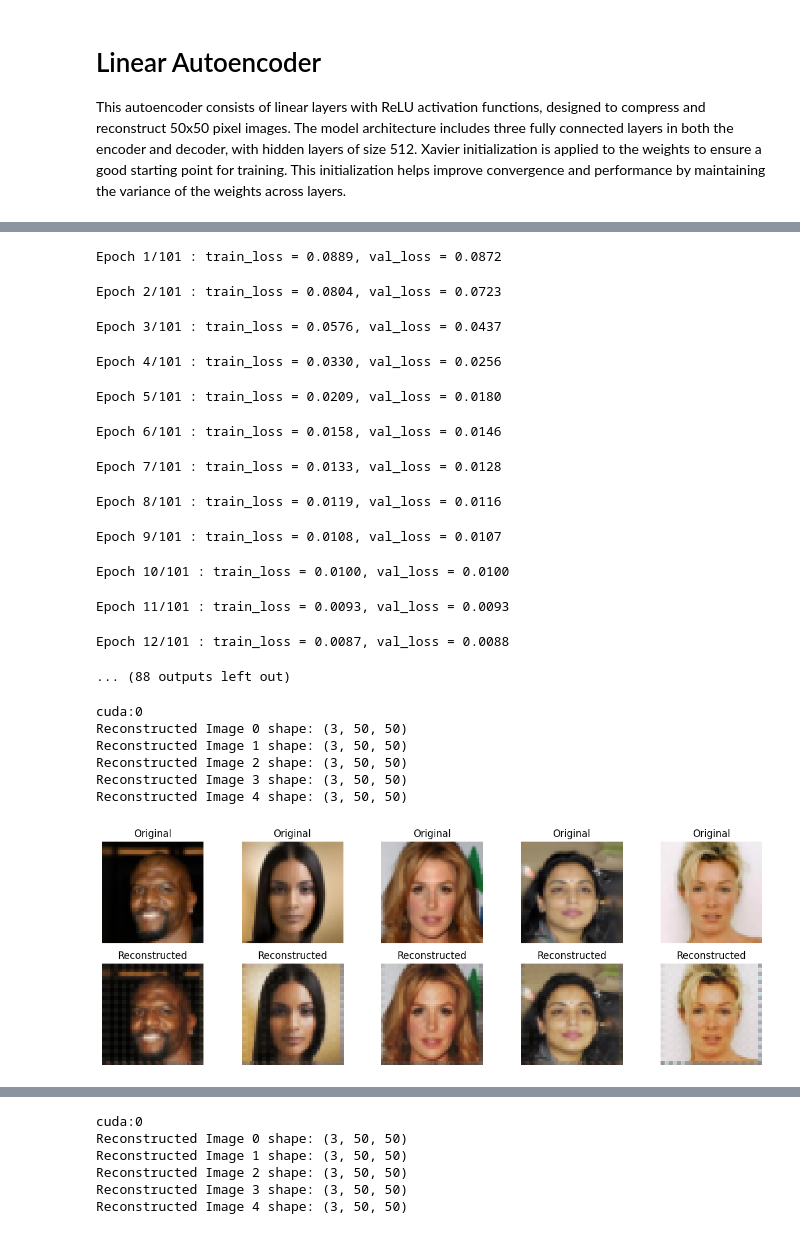
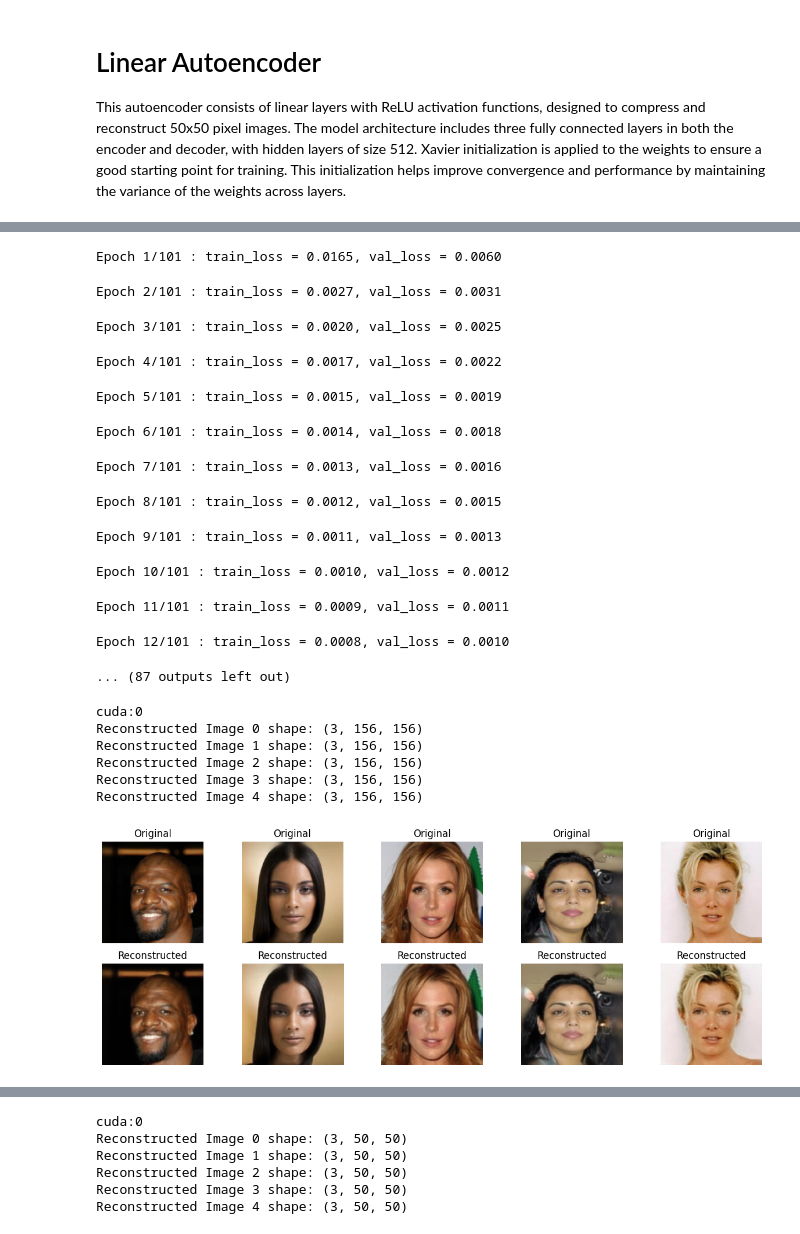
Before and after one commit to OmarFaig/VAE_vs_GAN, a Jupyter notebook: main.ipynb, the cells around one changed output, grey strips where cells are left out. Drawn from its saved outputs; the diff is of its cells as text; code cells hidden in the pictures.

```diff
--- a/main.ipynb
+++ b/main.ipynb
@@ -132,7 +132,7 @@ class Autoencoder_linear(nn.Module):
         super().__init__()
         self.size_hidden_layers = 512
         self.encoder = nn.Sequential(
-            nn.Linear(2500, 2048),  # Assuming 50x50 RGB images
+            nn.Linear(24336, 2048),  # Assuming 50x50 RGB images
             nn.ReLU(),
             nn.Linear(2048, 1024),
             nn.ReLU(),
@@ -144,8 +144,8 @@ class Autoencoder_linear(nn.Module):
             nn.ReLU(),
             nn.Linear(1024, 2048),
             nn.ReLU(),
-            nn.Linear(2048, 2500),  # Output size to match original flattened image
-            nn.Sigmoid(),  # Optionally use sigmoid to ensure output is in range [0, 1]
+            nn.Linear(2048, 24336),  # Output size to match original flattened image
+            nn.ReLU(),  # Optionally use sigmoid to ensure output is in range [0, 1]
         )
         # Apply weight initialization
         self.apply(self.init_weights)
@@ -168,5 +168,5 @@ device = torch.device("cuda:0" if torch.cuda.is_available() else "cpu")
 
 # For Linear Autoencoder
 linear_auto = Autoencoder_linear()
-utils.train_autoencoder(linear_auto, train_data_lin, val_data_lin, device, epochs=101, lr=1e-4, ckpt_dir="human_face_generation_split", arch_name="lin", loss_fn="mse")
+utils.train_autoencoder(linear_auto, train_data_lin, val_data_lin, device, epochs=101, lr=3e-4, ckpt_dir="human_face_generation_split", arch_name="lin", loss_fn="mse")
 # %% [output]
@@ -210,61 +212,65 @@ class Autoencoder_conv(nn.Module):
     def __init__(self):
         super().__init__()
         self.encoder = nn.Sequential(
-            nn.Conv2d(in_channels = 3 , out_channels = 32, kernel_size = 2 ,stride = 2),
-            nn.ReLU(),# possibly add max pooling
-            nn.Conv2d(in_channels = 32,out_channels = 64, kernel_size = 2, stride = 2),
-            nn.ReLU()
+            nn.Conv2d(in_channels=3, out_channels=32, kernel_size=3, stride=2, padding=1),  # 78x78
+            nn.ReLU(),
+            nn.Conv2d(in_channels=32, out_channels=64, kernel_size=3, stride=2, padding=1),  # 40x40
+            nn.ReLU(),
+            nn.Conv2d(in_channels=64, out_channels=64, kernel_size=3, stride=1, padding=1),  # 40x40
+            nn.ReLU(),
         )
+
         self.decoder = nn.Sequential(
-            nn.ConvTranspose2d(in_channels = 64,out_channels=32,kernel_size=3,stride=2),
+            nn.ConvTranspose2d(in_channels=64, out_channels=64, kernel_size=3, stride=1, padding=1),  # 40x40
             nn.ReLU(),
-            nn.ConvTranspose2d(in_channels = 32 , out_channels = 3 ,kernel_size=2,stride =2),
-            nn.Sigmoid()
+            nn.ConvTranspose2d(in_channels=64, out_channels=32, kernel_size=3, stride=2, padding=1, output_padding=1),  # 78x78
+            nn.ReLU(),
+            nn.ConvTranspose2d(in_channels=32, out_channels=3, kernel_size=3, stride=2, padding=1, output_padding=1),  # 156x156
+            nn.Sigmoid()  # Assuming the input is normalized between [0, 1]
         )
     def forward(self,x):
             encoded = self.encoder(x)
             decoded = self.decoder(encoded)
             return encoded, decoded
 # %%
-
 conv_auto = Autoencoder_conv()  # Assuming you have this class defined
-utils.train_autoencoder(conv_auto, train_data, val_data, device, epochs=101, lr=1e-4, ckpt_dir="human_face_generation_split", arch_name="conv", loss_fn="mse")
+utils.train_autoencoder(conv_auto, train_data, val_data, device, epochs=101, lr=3e-4, ckpt_dir="human_face_generation_split", arch_name="conv", loss_fn="mse")
 # %% [output]
-Epoch 1/101 : train_loss = 0.0889, val_loss = 0.0872
+Epoch 1/101 : train_loss = 0.0165, val_loss = 0.0060
-Epoch 2/101 : train_loss = 0.0804, val_loss = 0.0723
+Epoch 2/101 : train_loss = 0.0027, val_loss = 0.0031
-Epoch 3/101 : train_loss = 0.0576, val_loss = 0.0437
+Epoch 3/101 : train_loss = 0.0020, val_loss = 0.0025
-Epoch 4/101 : train_loss = 0.0330, val_loss = 0.0256
+Epoch 4/101 : train_loss = 0.0017, val_loss = 0.0022
-Epoch 5/101 : train_loss = 0.0209, val_loss = 0.0180
+Epoch 5/101 : train_loss = 0.0015, val_loss = 0.0019
-Epoch 6/101 : train_loss = 0.0158, val_loss = 0.0146
+Epoch 6/101 : train_loss = 0.0014, val_loss = 0.0018
-Epoch 7/101 : train_loss = 0.0133, val_loss = 0.0128
+Epoch 7/101 : train_loss = 0.0013, val_loss = 0.0016
-Epoch 8/101 : train_loss = 0.0119, val_loss = 0.0116
+Epoch 8/101 : train_loss = 0.0012, val_loss = 0.0015
-Epoch 9/101 : train_loss = 0.0108, val_loss = 0.0107
+Epoch 9/101 : train_loss = 0.0011, val_loss = 0.0013
-Epoch 10/101 : train_loss = 0.0100, val_loss = 0.0100
+Epoch 10/101 : train_loss = 0.0010, val_loss = 0.0012
-Epoch 11/101 : train_loss = 0.0093, val_loss = 0.0093
+Epoch 11/101 : train_loss = 0.0009, val_loss = 0.0011
-Epoch 12/101 : train_loss = 0.0087, val_loss = 0.0088
+Epoch 12/101 : train_loss = 0.0008, val_loss = 0.0010
-... (88 outputs left out)
+... (87 outputs left out)
 # %%
 auto_conv = Autoencoder_conv()
 optimizer = torch.optim.Adam(auto_conv.parameters(), lr=1e-4)
-checkpoint = torch.load("human_face_generation_split/20240904_215342_conv/checkpoint_epoch_101.pt", weights_only=True)
+checkpoint = torch.load("human_face_generation_split/20240905_171854_conv/checkpoint_epoch_101.pt", weights_only=True)
 auto_conv.load_state_dict(checkpoint['state_dict'])
 #optimizer.load_state_dict(checkpoint['optimizer_state_dict'])
 #epoch torchvision.ckpoint['epoch']
 #loss = checkpoint['train_loss']
 #linear_auto.eval()
 device = torch.device("cuda:0" if torch.cuda.is_available() else "cpu")
 print(device)
 
 # Assuming you want to plot 5 images
 utils.plot_original_and_reconstructed(auto_conv, show_data, num_images=5,device=device)
 # %% [output]
 cuda:0
-Reconstructed Image 0 shape: (3, 50, 50)
-Reconstructed Image 1 shape: (3, 50, 50)
-Reconstructed Image 2 shape: (3, 50, 50)
-Reconstructed Image 3 shape: (3, 50, 50)
-Reconstructed Image 4 shape: (3, 50, 50)
+Reconstructed Image 0 shape: (3, 156, 156)
+Reconstructed Image 1 shape: (3, 156, 156)
+Reconstructed Image 2 shape: (3, 156, 156)
+Reconstructed Image 3 shape: (3, 156, 156)
+Reconstructed Image 4 shape: (3, 156, 156)
-[figure, old version]
+[figure, new version]
 # %%
 import gc
 
```
Also changed, not shown: parts of 6 cells of this notebook, 1 other file.
